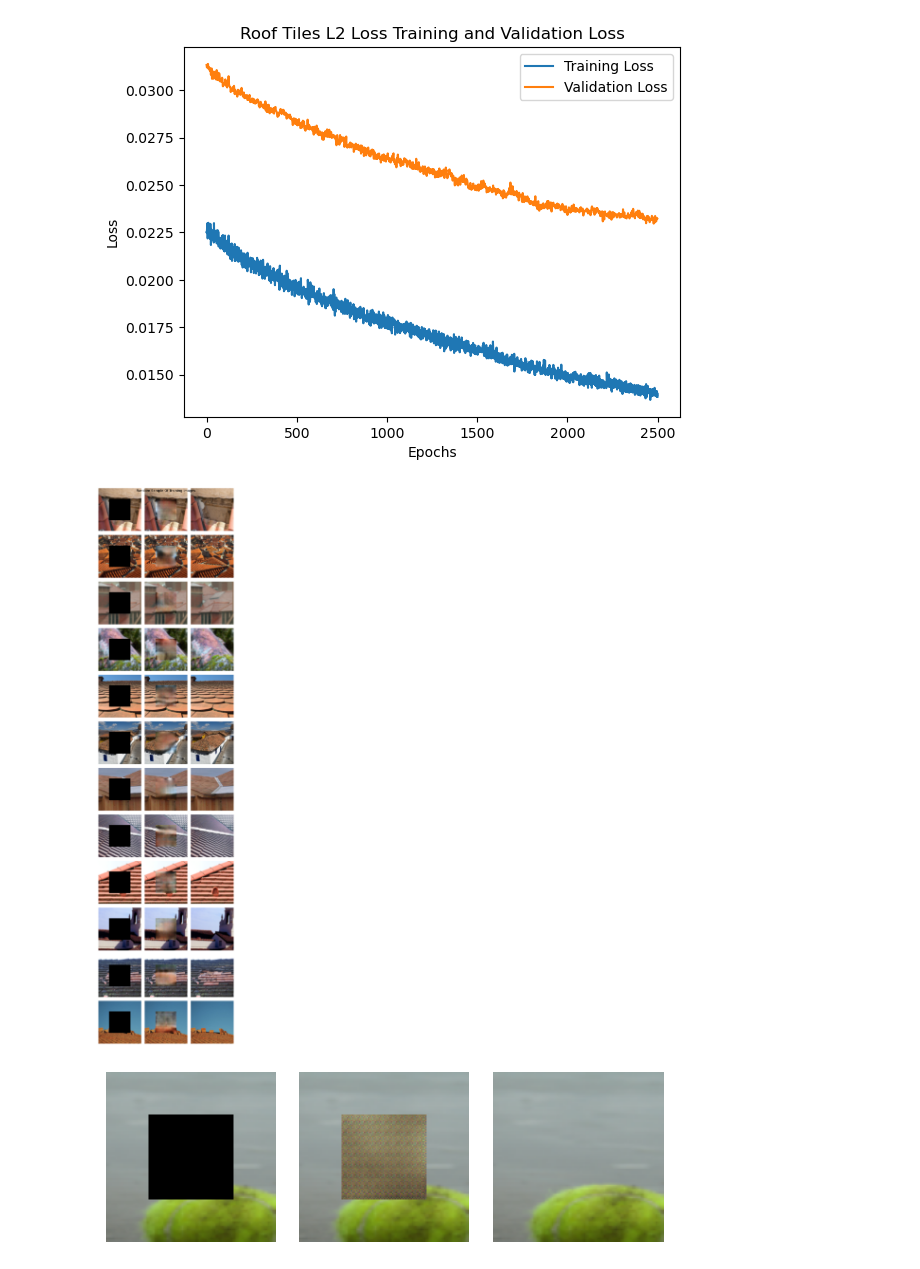
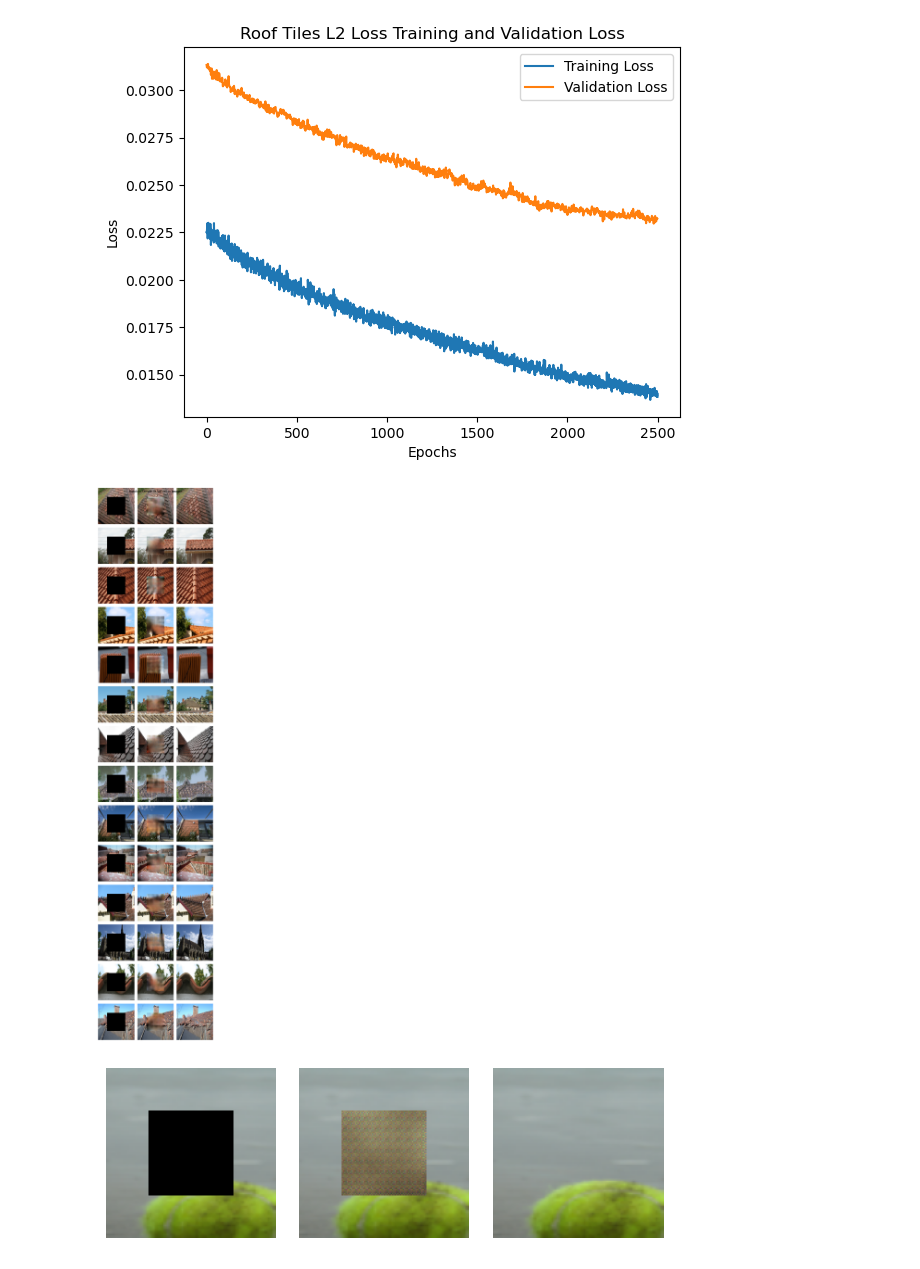
Before and after one commit to shahanneda/ImageInpainting, a Jupyter notebook: final_project.ipynb, the cells around one changed output. Cells and saved outputs as stored; diff of their text form; code cells hidden in the pictures.

```diff
--- a/final_project.ipynb
+++ b/final_project.ipynb
@@ -613,7 +613,7 @@ Epoch Loss: 0.013829778879880905
 # %%
 display_loss_history_graph(sanity_train_loss_history, sanity_val_loss_history, title="Sanity Training and Validation Loss")
 # %%
-img, img_gt, _ = next(iter(train_loader))
+img, img_gt, _ = next(iter(val_loader))
 # %%
 proc_train_loss_history = []
 proc_val_loss_history = []
@@ -634,15 +634,15 @@ display_loss_history_graph(proc_train_loss_history, proc_val_loss_history, title
 # %% [output]
 [figure]
 # %%
-indexes = [10, 12]
+indexes = [0, 3, 10, 11, 12, 13, 14, 15, 17, 18, 19, 20, 30, 31 ]
 
 images = []
-for index in [0, 2, 8, 9, 10, 11, 14,15, 16, 17, 18, 19]:
+for index in indexes:
 	images += [img[index], get_infilled_image(img[index], enc, dec), img_gt[index]]
 
-display_images(images, images_per_row=3, title="Random Sample Of Training Images")
+display_images(images, images_per_row=3, title="Random Sample Of Validation Images")
 # %% [output]
-[figure, old version]
+[figure, new version]
 # %%
 index = 20
 display_images([img[index], get_infilled_image(img[index], enc, dec), img_gt[index]], images_per_row=3)
```
Also changed, not shown: 1 other file.
